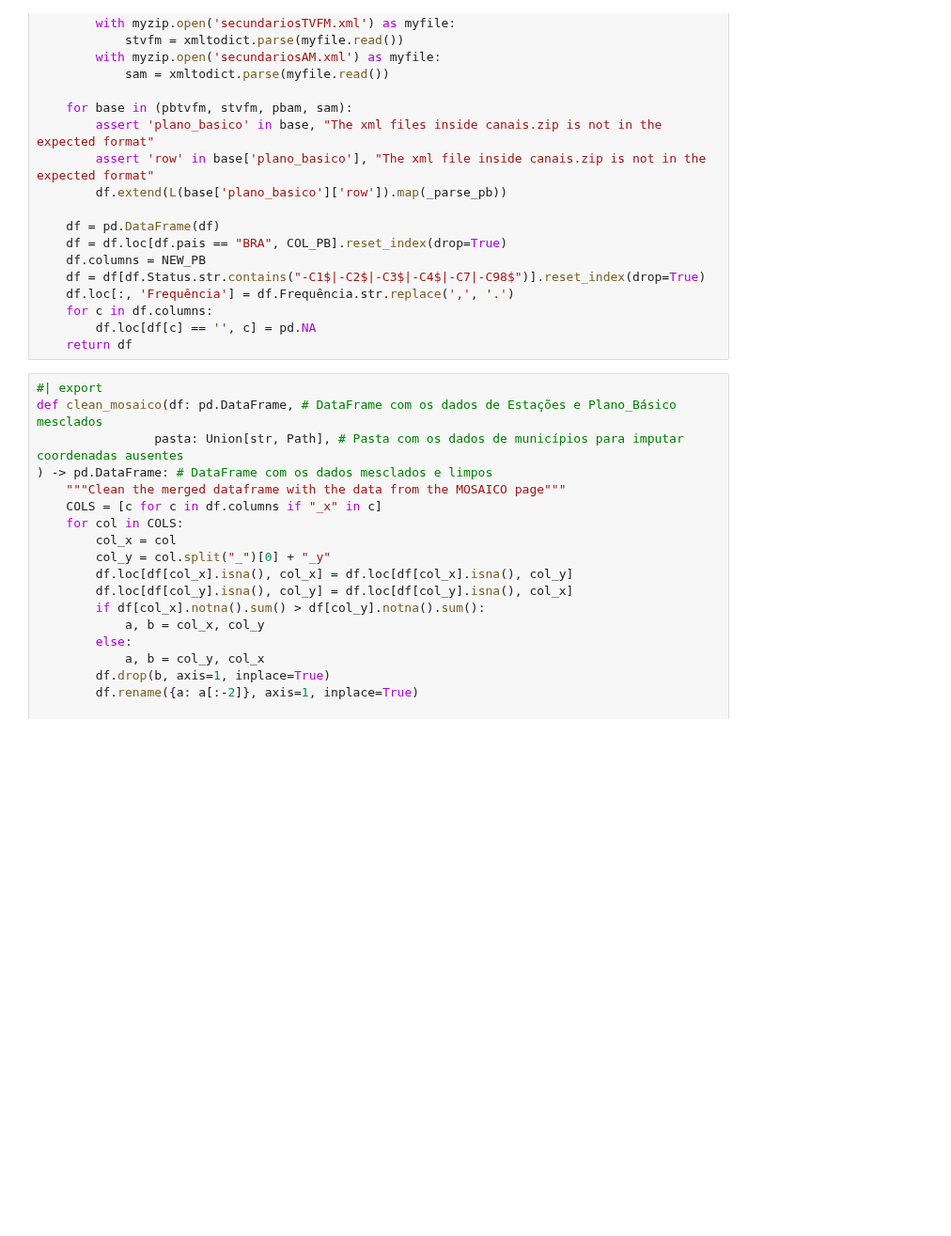
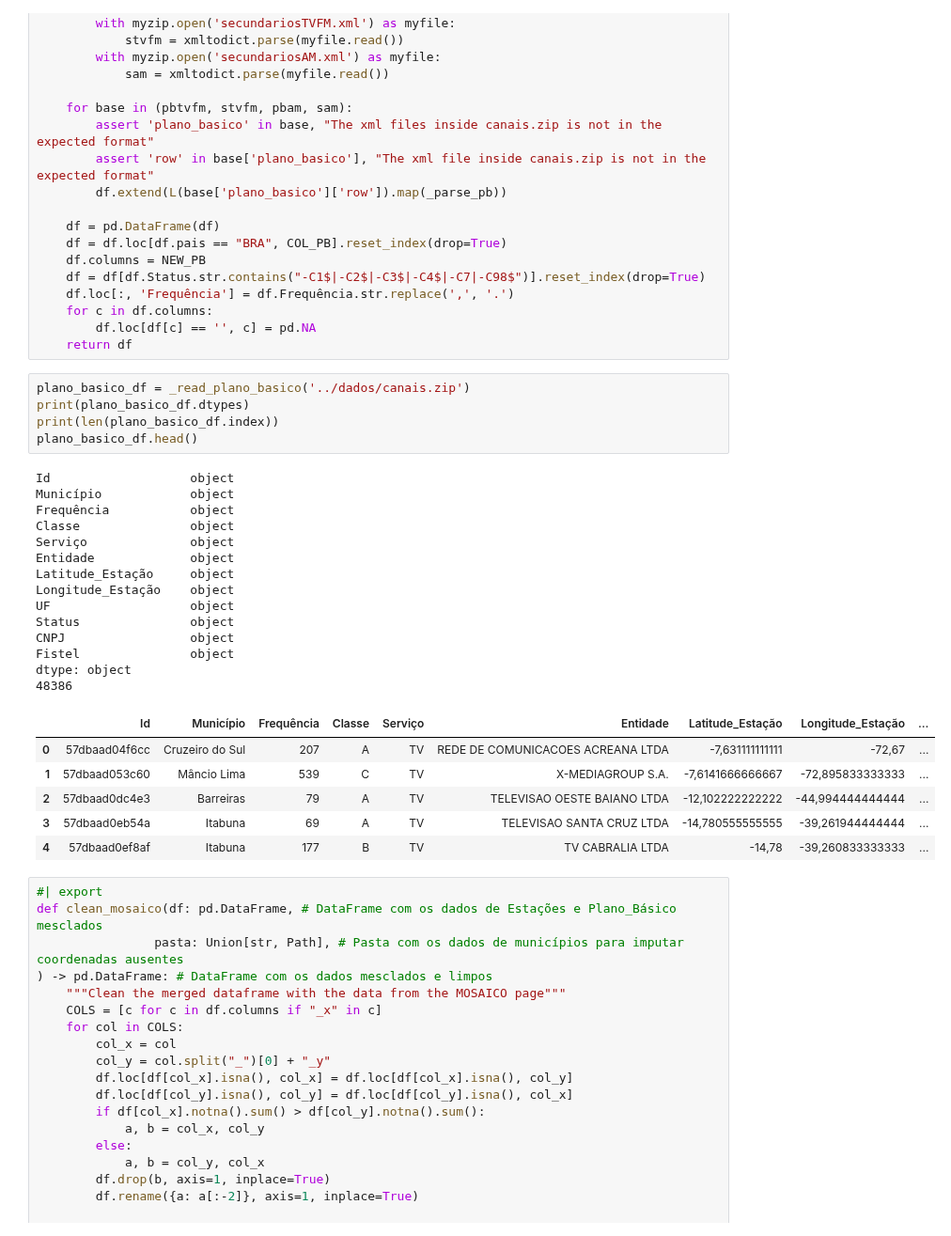
Before and after one commit to ronaldokun/anateldb, a Jupyter notebook: nbs/updates.ipynb, the cells around one changed output. Shown at 94% size. Drawn from its saved outputs; the diff is of its cells as text; blank space fills up the shorter version.

```diff
--- a/nbs/updates.ipynb
+++ b/nbs/updates.ipynb
@@ -133,6 +159,32 @@ def _read_plano_basico(path: Union[str, Path]) -> pd.DataFrame:
     for c in df.columns:
         df.loc[df[c] == '', c] = pd.NA
     return df
+# %%
+plano_basico_df = _read_plano_basico('../dados/canais.zip')
+print(plano_basico_df.dtypes)
+print(len(plano_basico_df.index))
+plano_basico_df.head()
+# %% [output]
+Id                   object
+Município            object
+Frequência           object
+Classe               object
+Serviço              object
+Entidade             object
+Latitude_Estação     object
+Longitude_Estação    object
+UF                   object
+Status               object
+CNPJ                 object
+Fistel               object
+dtype: object
+48386
+|  | Id | Município | Frequência | Classe | Serviço | Entidade | Latitude_Estação | Longitude_Estação | ... |
+| 0 | 57dbaad04f6cc | Cruzeiro do Sul | 207 | A | TV | REDE DE COMUNICACOES ACREANA LTDA | -7,631111111111 | -72,67 | ... |
+| 1 | 57dbaad053c60 | Mâncio Lima | 539 | C | TV | X-MEDIAGROUP S.A. | -7,6141666666667 | -72,895833333333 | ... |
+| 2 | 57dbaad0dc4e3 | Barreiras | 79 | A | TV | TELEVISAO OESTE BAIANO LTDA | -12,102222222222 | -44,994444444444 | ... |
+| 3 | 57dbaad0eb54a | Itabuna | 69 | A | TV | TELEVISAO SANTA CRUZ LTDA | -14,780555555555 | -39,261944444444 | ... |
+| 4 | 57dbaad0ef8af | Itabuna | 177 | B | TV | TV CABRALIA LTDA | -14,78 | -39,260833333333 | ... |
 # %%
 #| export
 def clean_mosaico(df: pd.DataFrame, # DataFrame com os dados de Estações e Plano_Básico mesclados
```
Also changed, not shown: parts of 6 cells of this notebook, 8 other files.
